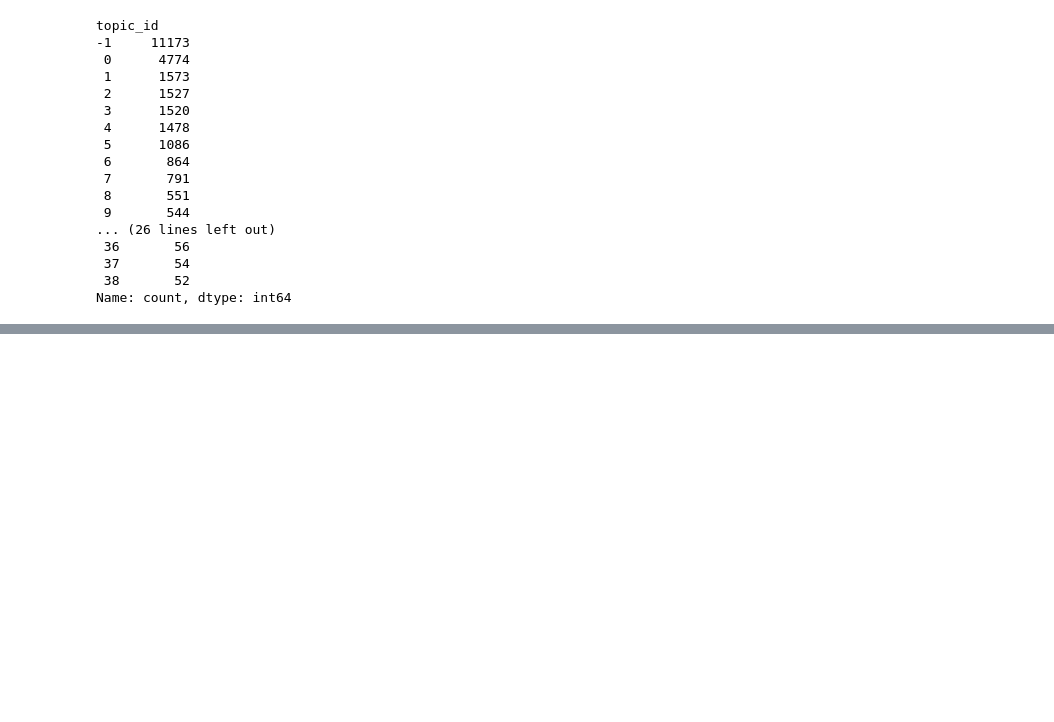
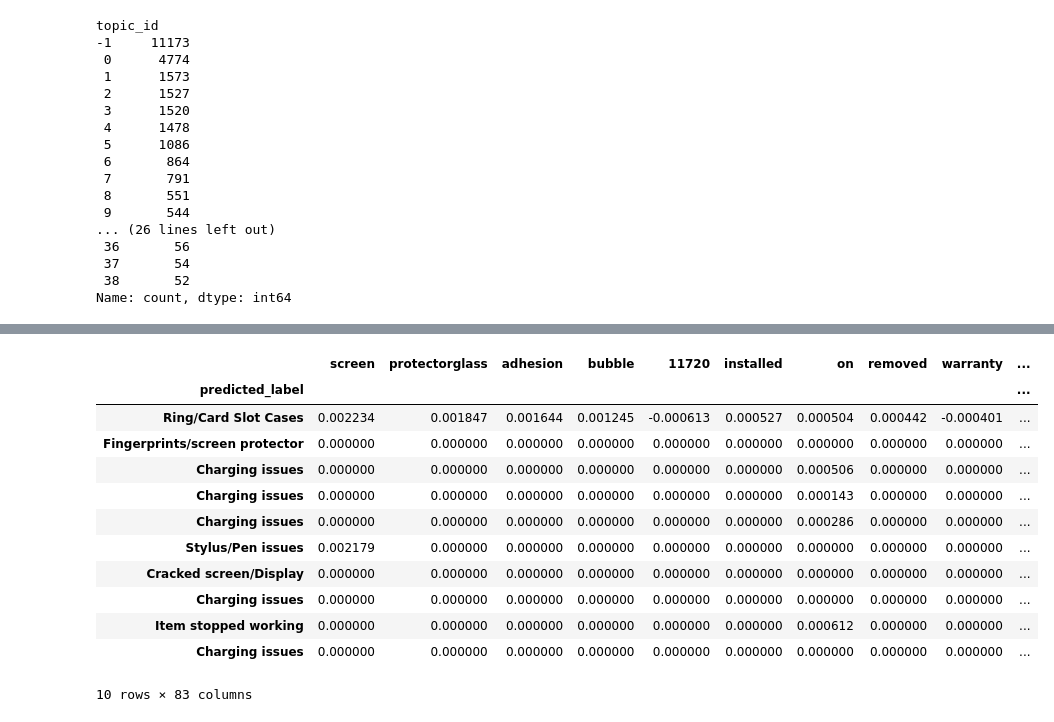
Before and after one commit to dsbyvansh/NLP-Customer-Review-Intelligence, a Jupyter notebook: notebooks/explainability.ipynb, the cells around one changed output, grey strips where cells are left out. Drawn from its saved outputs; the diff is of its cells as text; code cells hidden in the pictures; blank space fills up the shorter version.

```diff
--- a/notebooks/explainability.ipynb
+++ b/notebooks/explainability.ipynb
@@ -64,0 +287,16 @@ Name: count, dtype: int64
+# %%
+numeric_weight_df
+# %% [output]
+|  | screen | protectorglass | adhesion | bubble | 11720 | installed | on | removed | warranty | ... |
+| predicted_label |  |  |  |  |  |  |  |  |  | ... |
+| Ring/Card Slot Cases | 0.002234 | 0.001847 | 0.001644 | 0.001245 | -0.000613 | 0.000527 | 0.000504 | 0.000442 | -0.000401 | ... |
+| Fingerprints/screen protector | 0.000000 | 0.000000 | 0.000000 | 0.000000 | 0.000000 | 0.000000 | 0.000000 | 0.000000 | 0.000000 | ... |
+| Charging issues | 0.000000 | 0.000000 | 0.000000 | 0.000000 | 0.000000 | 0.000000 | 0.000506 | 0.000000 | 0.000000 | ... |
+| Charging issues | 0.000000 | 0.000000 | 0.000000 | 0.000000 | 0.000000 | 0.000000 | 0.000143 | 0.000000 | 0.000000 | ... |
+| Charging issues | 0.000000 | 0.000000 | 0.000000 | 0.000000 | 0.000000 | 0.000000 | 0.000286 | 0.000000 | 0.000000 | ... |
+| Stylus/Pen issues | 0.002179 | 0.000000 | 0.000000 | 0.000000 | 0.000000 | 0.000000 | 0.000000 | 0.000000 | 0.000000 | ... |
+| Cracked screen/Display | 0.000000 | 0.000000 | 0.000000 | 0.000000 | 0.000000 | 0.000000 | 0.000000 | 0.000000 | 0.000000 | ... |
+| Charging issues | 0.000000 | 0.000000 | 0.000000 | 0.000000 | 0.000000 | 0.000000 | 0.000000 | 0.000000 | 0.000000 | ... |
+| Item stopped working | 0.000000 | 0.000000 | 0.000000 | 0.000000 | 0.000000 | 0.000000 | 0.000612 | 0.000000 | 0.000000 | ... |
+| Charging issues | 0.000000 | 0.000000 | 0.000000 | 0.000000 | 0.000000 | 0.000000 | 0.000000 | 0.000000 | 0.000000 | ... |
+10 rows × 83 columns
```
Also changed, not shown: parts of 25 cells of this notebook, 4 other files.
